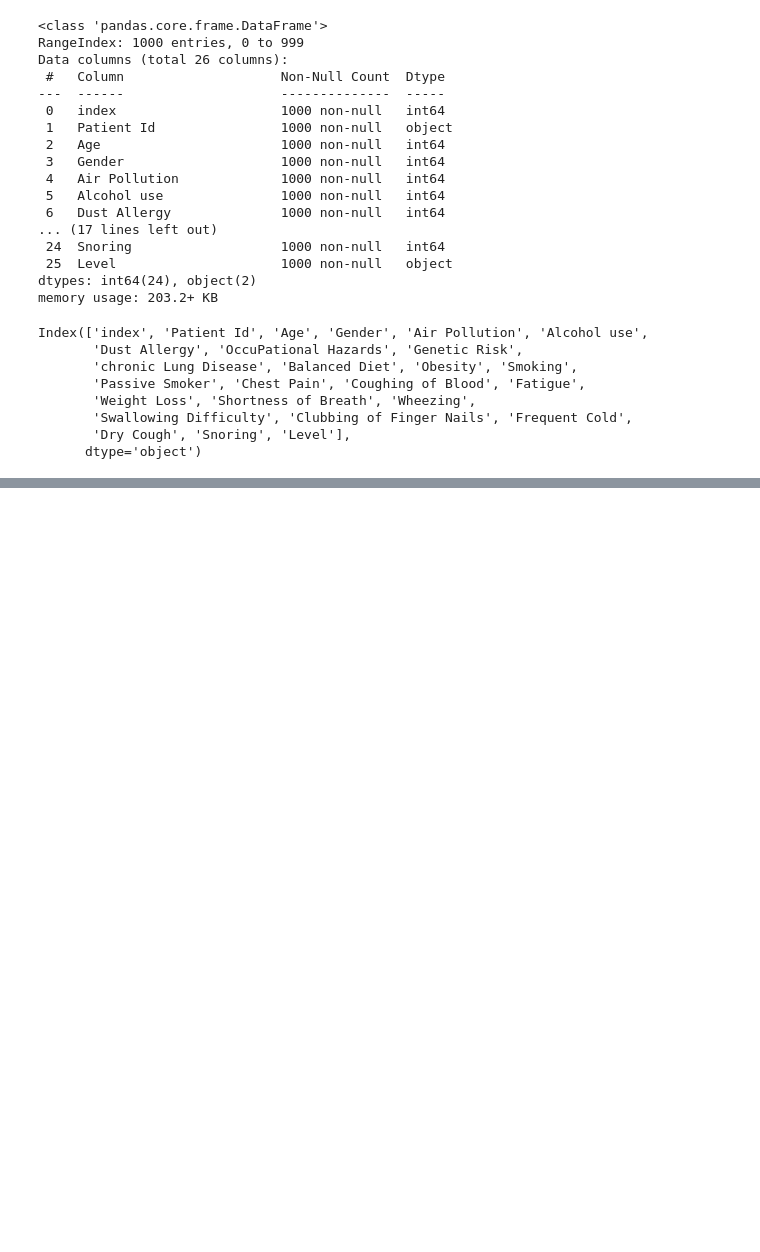
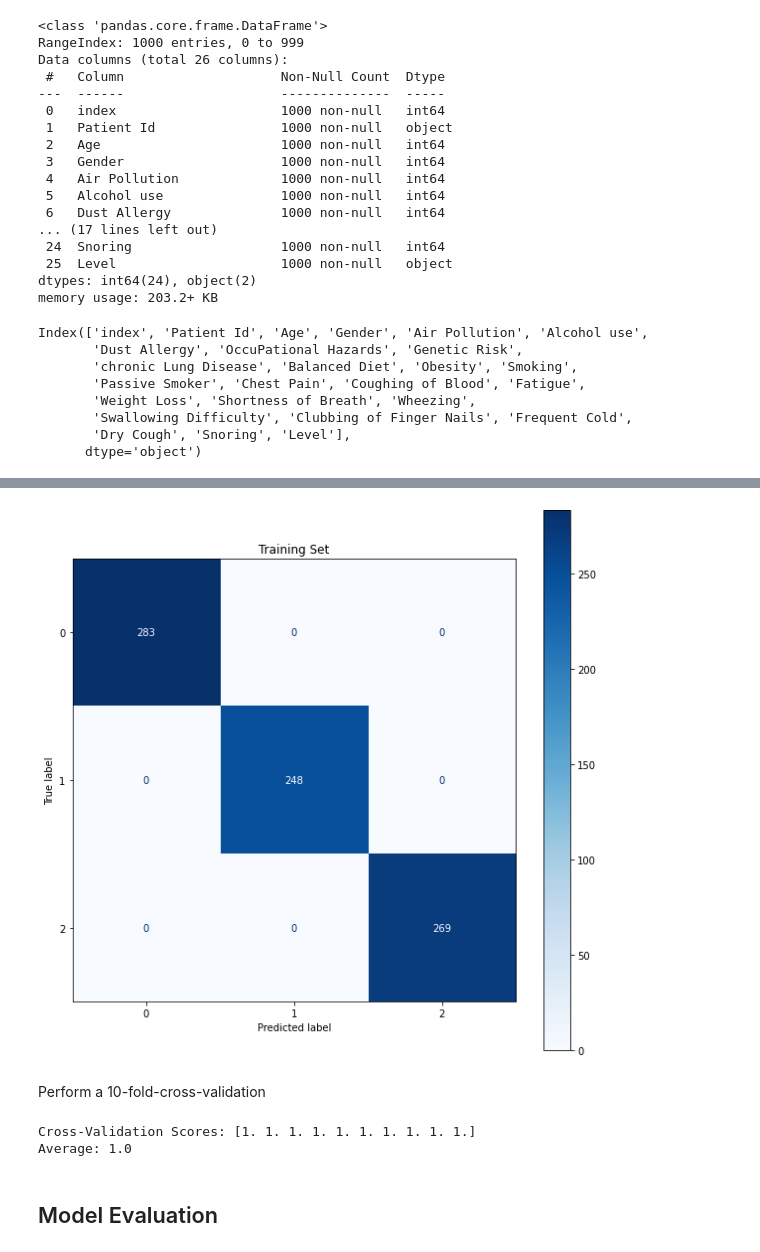
Before and after one commit to trizkynoviandy/lung_cancer_prediction, a Jupyter notebook: lung_cancer_prediction.ipynb, the cells around one changed output, grey strips where cells are left out. Saved outputs shown, nothing was run; the diff lists cells and outputs as text; code cells hidden in the pictures; blank space fills up the shorter version.

```diff
--- a/lung_cancer_prediction.ipynb
+++ b/lung_cancer_prediction.ipynb
@@ -62,7 +64,7 @@ Index(['index', 'Patient Id', 'Age', 'Gender', 'Air Pollution', 'Alcohol use',
 X = df.drop(["index", "Patient Id", "Level"], axis=1)
 y = pd.DataFrame(df["Level"]).copy()
 # %%
-X_train, X_test, y_train, y_test = train_test_split(X, y, test_size=0.20, random_state=42)
+X_train, X_test, y_train, y_test = train_test_split(X, y.values.ravel(), test_size=0.20, random_state=42)
 # %%
 scaler = StandardScaler()
 encoder = LabelEncoder()
@@ -72,2 +78,2 @@ y_test = encoder.fit_transform(y_test)
 # %%
-clf = XGBClassifier()
+xgb = XGBClassifier()
@@ -74,3 +82,8 @@ clf = XGBClassifier()
 # %%
+clf = Pipeline([
+    ("scaler", scaler),
+    ("classifier", xgb)
+])
+
 clf.fit(X_train, y_train)
 # %% [output]
@@ -94,0 +107,2 @@ clf.score(X_test, y_test)
+# %%
+y_train_pred = clf.predict(X_train)
@@ -94,0 +121,19 @@ clf.score(X_test, y_test)
+# %%
+conf_mat_train = ConfusionMatrixDisplay(confusion_matrix(y_train, y_train_pred))
+
+fig, ax = plt.subplots(figsize=(10, 10))
+ax.set_title('Training Set')
+conf_mat_train.plot(cmap=plt.cm.Blues, ax=ax);
+# %% [output]
+[figure, added]
+# %% [markdown]
+Perform a 10-fold-cross-validation
+# %%
+cross_val = cross_val_score(clf, X_train, y_train, cv=10)
+print(f"Cross-Validation Scores: {cross_val}")
+print(f"Average: {cross_val.mean()}")
+# %% [output]
+Cross-Validation Scores: [1. 1. 1. 1. 1. 1. 1. 1. 1. 1.]
+Average: 1.0
+# %% [markdown]
+## Model Evaluation
```
Also changed, not shown: parts of 15 cells of this notebook.
